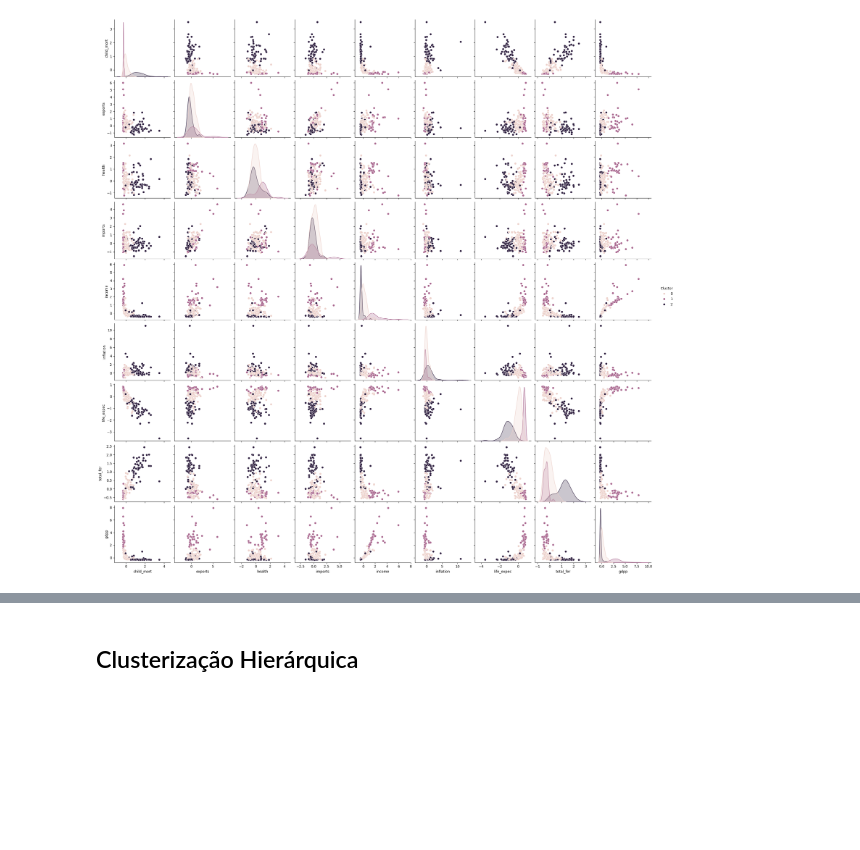
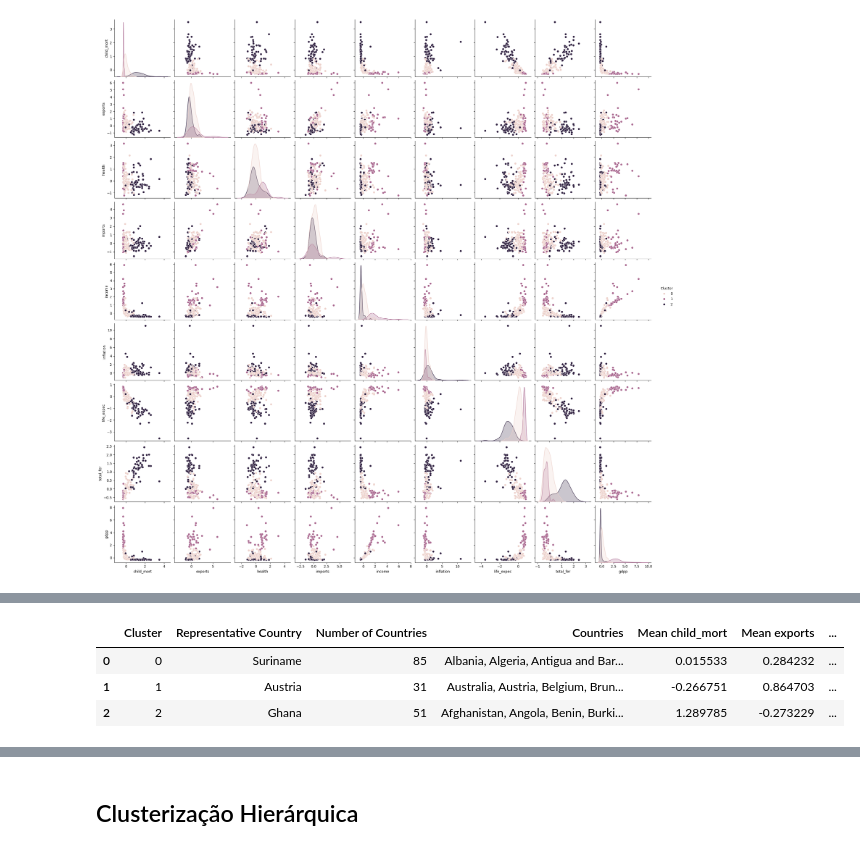
Before and after one commit to victorlima090/Clusterizacao, a Jupyter notebook: pd.ipynb, the cells around one changed output, grey strips where cells are left out. Saved outputs shown, nothing was run; the diff lists cells and outputs as text; code cells hidden in the pictures; blank space fills up the shorter version.

```diff
--- a/pd.ipynb
+++ b/pd.ipynb
@@ -252,0 +242,36 @@ Name: 143, dtype: object
+# %%
+cluster_results = []
+
+for cluster_num in range(3):
+    # Get cluster data
+    cluster_data = df[df['Cluster'] == cluster_num]
+    cluster_countries = cluster_data['country'].tolist()
+    representative = df.loc[df[df['Cluster']==cluster_num]['Distance_to_centroid'].idxmin(), 'country']
+
+    # Calculate means for numeric columns
+    cluster_means = cluster_data[numeric_columns].mean()
+
+    # Create result dictionary
+    result_dict = {
+        'Cluster': cluster_num,
+        'Representative Country': representative,
+        'Number of Countries': len(cluster_countries),
+        'Countries': ', '.join(cluster_countries)
+    }
+
+    # Add means for each numeric column
+    for col in numeric_columns:
+        result_dict[f'Mean {col}'] = cluster_means[col]
+
+    cluster_results.append(result_dict)
+
+# Create DataFrame and display with better formatting
+results_df = pd.DataFrame(cluster_results)
+pd.set_option('display.max_columns', None)
+pd.set_option('display.width', None)
+display(results_df)
+# %% [output]
+|  | Cluster | Representative Country | Number of Countries | Countries | Mean child_mort | Mean exports | ... |
+| 0 | 0 | Suriname | 85 | Albania, Algeria, Antigua and Bar... | 0.015533 | 0.284232 | ... |
+| 1 | 1 | Austria | 31 | Australia, Austria, Belgium, Brun... | -0.266751 | 0.864703 | ... |
+| 2 | 2 | Ghana | 51 | Afghanistan, Angola, Benin, Burki... | 1.289785 | -0.273229 | ... |
```
Also changed, not shown: parts of 24 cells of this notebook.
